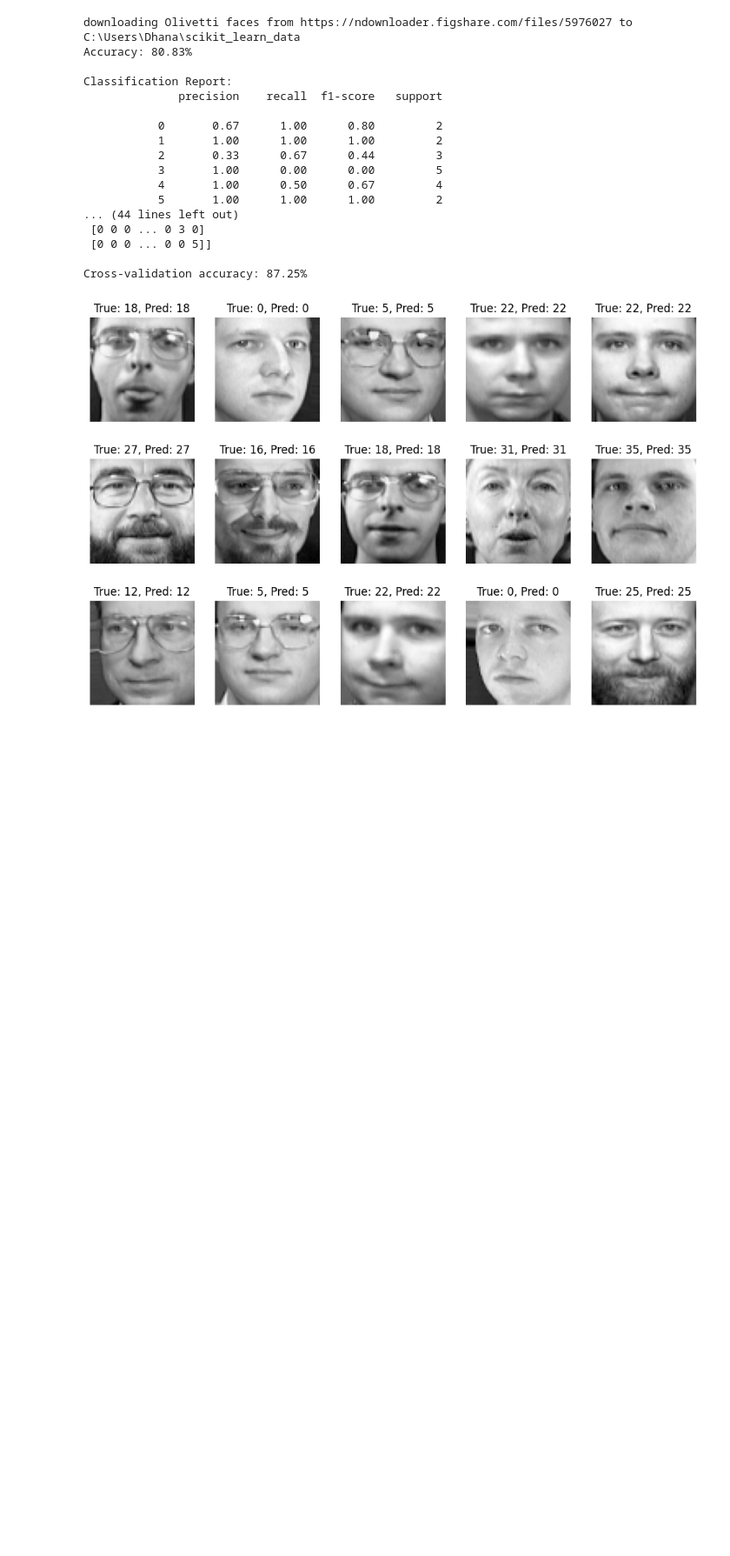
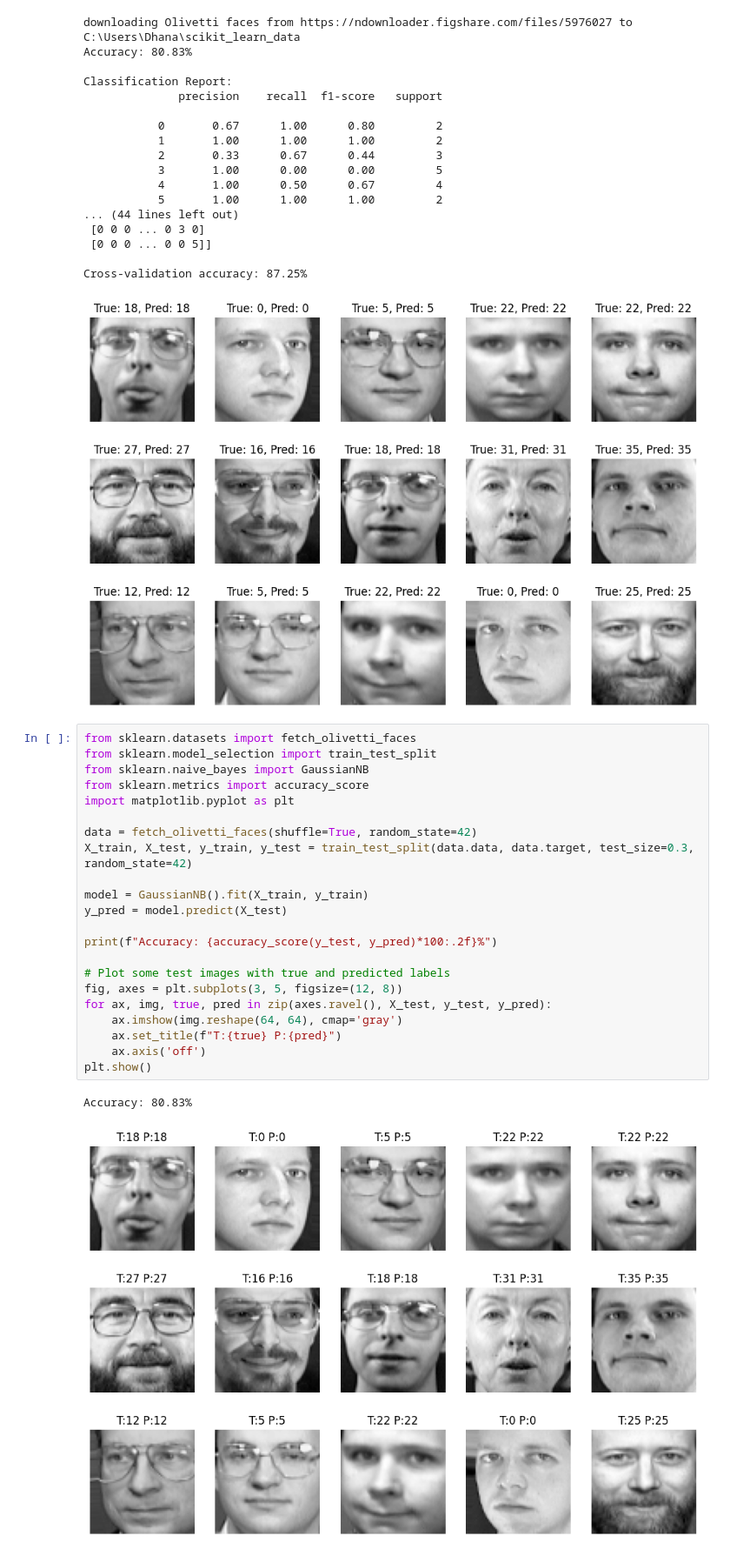
Before and after one commit to dhanavanthesh/machine_leanning_lab, a Jupyter notebook: program9.ipynb, the cells around one changed output. Shown: that part at 87% size. Drawn from its saved outputs; the diff is of its cells as text; blank space fills up the shorter version.

```diff
--- a/program9.ipynb
+++ b/program9.ipynb
@@ -56,3 +56,28 @@ Classification Report:
 
 Cross-validation accuracy: 87.25%
 [figure]
+# %%
+from sklearn.datasets import fetch_olivetti_faces
+from sklearn.model_selection import train_test_split
+from sklearn.naive_bayes import GaussianNB
+from sklearn.metrics import accuracy_score
+import matplotlib.pyplot as plt
+
+data = fetch_olivetti_faces(shuffle=True, random_state=42)
+X_train, X_test, y_train, y_test = train_test_split(data.data, data.target, test_size=0.3, random_state=42)
+
+model = GaussianNB().fit(X_train, y_train)
+y_pred = model.predict(X_test)
+
+print(f"Accuracy: {accuracy_score(y_test, y_pred)*100:.2f}%")
+
+# Plot some test images with true and predicted labels
+fig, axes = plt.subplots(3, 5, figsize=(12, 8))
+for ax, img, true, pred in zip(axes.ravel(), X_test, y_test, y_pred):
+    ax.imshow(img.reshape(64, 64), cmap='gray')
+    ax.set_title(f"T:{true} P:{pred}")
+    ax.axis('off')
+plt.show()
+# %% [output]
+Accuracy: 80.83%
+[figure, added]
```
Also changed, not shown: parts of 1 cell of this notebook, 7 other files.
